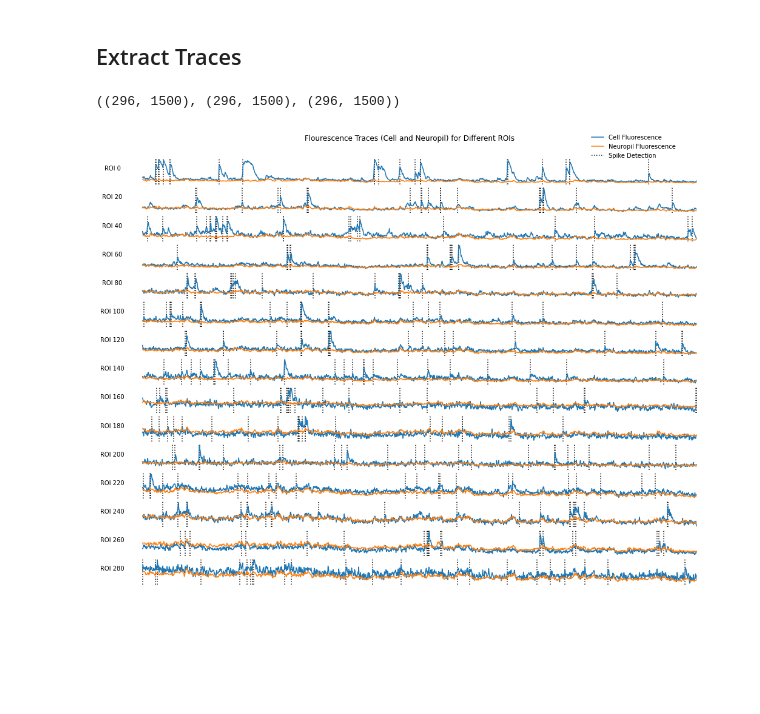
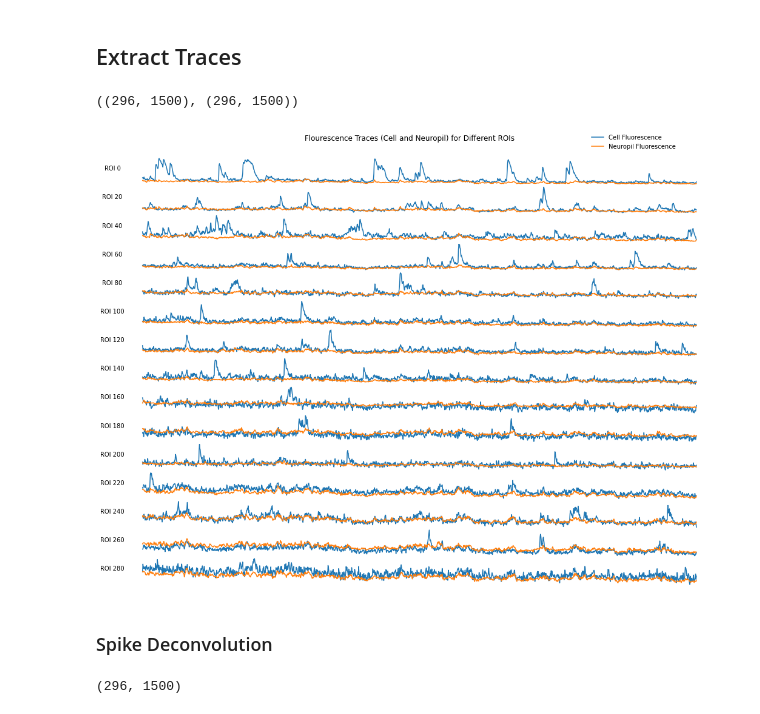
Before and after one commit to MouseLand/suite2p, a Jupyter notebook: jupyter/Run Suite2p.ipynb, the cells around one changed output. Saved outputs shown, nothing was run; the diff lists cells and outputs as text; code cells hidden in the pictures; blank space fills up the shorter version.

Commit message:
removed spike time estimation, added spike deconvolution line plot.

```diff
--- a/jupyter/Run Suite2p.ipynb
+++ b/jupyter/Run Suite2p.ipynb
@@ -158,23 +158,26 @@ plt.title("All Cell ROIs");
 # %%
 f_cells = np.load(Path(output_op['save_path']).joinpath('F.npy'))
 f_neuropils = np.load(Path(output_op['save_path']).joinpath('Fneu.npy'))
-spks = np.load(Path(output_op['save_path']).joinpath('spks.npy'))
-f_cells.shape, f_neuropils.shape, spks.shape
+f_cells.shape, f_neuropils.shape
 # %% [output]
-((296, 1500), (296, 1500), (296, 1500))
+((296, 1500), (296, 1500))
 # %%
-spike_detection_thresh = 98.5  # between 0 and 100
 plt.suptitle("Flourescence Traces (Cell and Neuropil) for Different ROIs", y=0.92);
 
 rois = np.arange(len(f_cells))[::20]
 for i, roi in enumerate(rois):
     plt.subplot(len(rois), 1, i+1, )
     plt.plot(f_cells[roi], label="Cell Fluorescence")
     plt.plot(f_neuropils[roi], label="Neuropil Fluorescence")
-    spike_times = np.where(spks[roi] > np.percentile(spks[roi], spike_detection_thresh))[0]
-    plt.vlines(spike_times, *plt.gca().get_ylim(), linestyle='dotted', label='Spike Detection')
     plt.ylabel(f"ROI {roi}", rotation=0)
     if i == 0:
         plt.legend(bbox_to_anchor=(0.93, 2))
 # %% [output]
-[figure, old version]
+[figure, new version]
+# %% [markdown]
+### Spike Deconvolution
+# %%
+spks = np.load(Path(output_op['save_path']).joinpath('spks.npy'))
+spks.shape
+# %% [output]
+(296, 1500)
```
Also changed, not shown: parts of 5 cells of this notebook.
